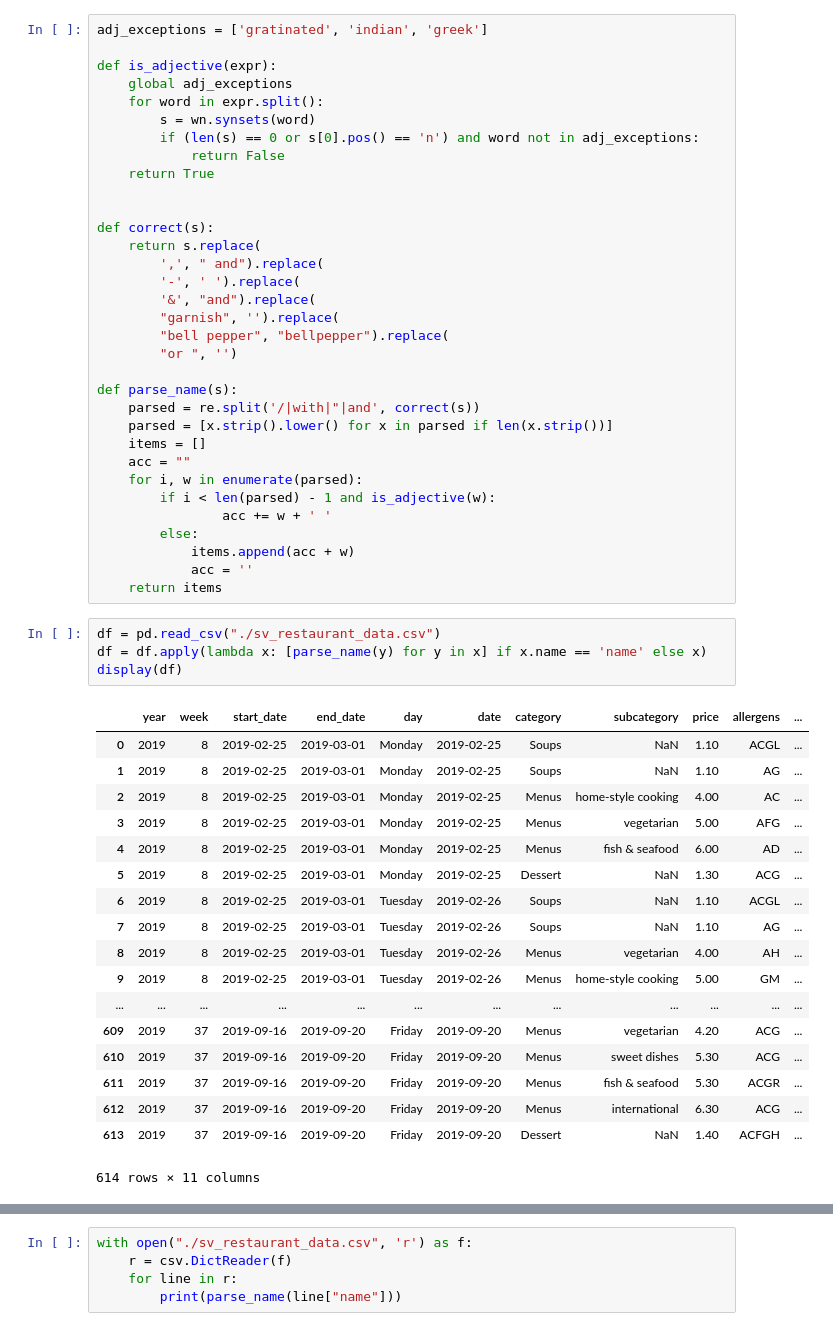
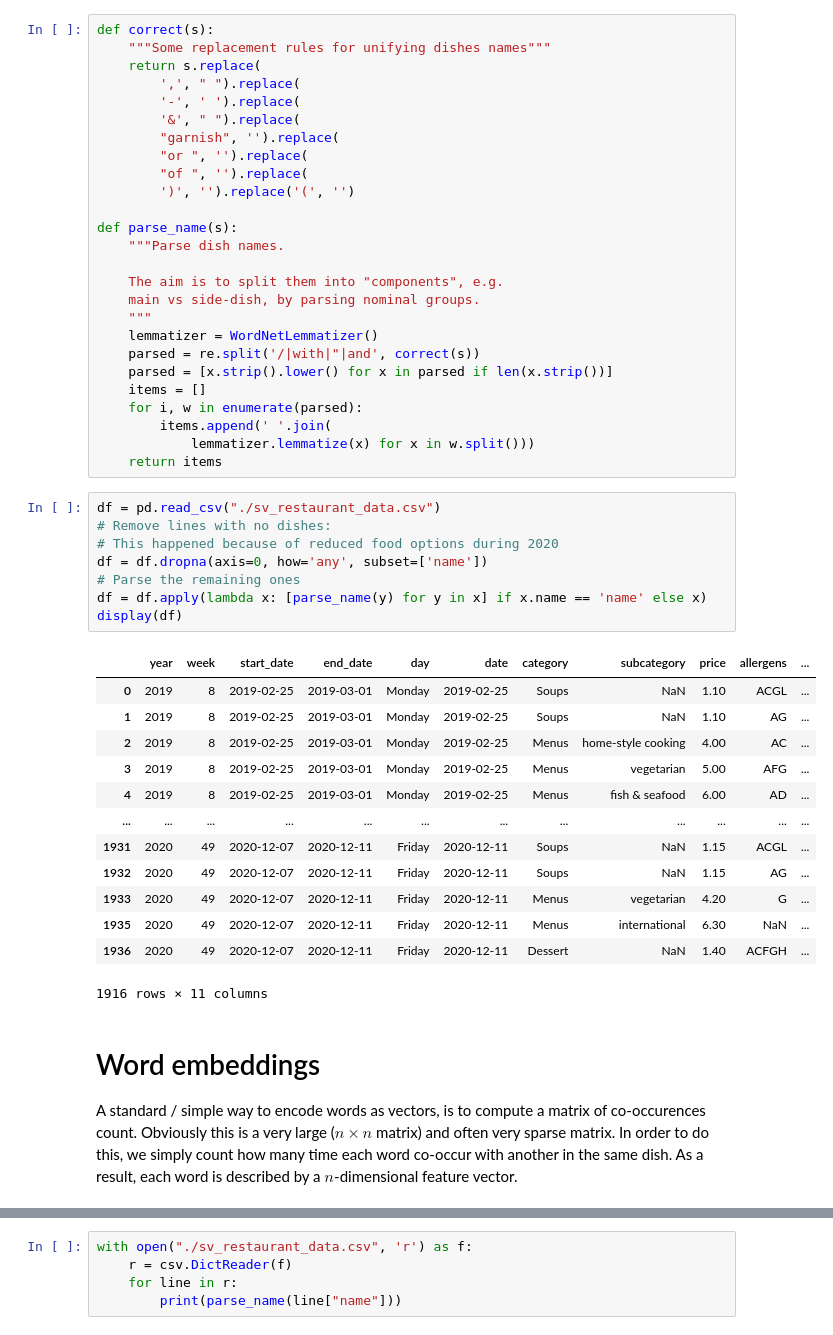
Before and after one commit to ameroyer/ameroyer.github.io, a Jupyter notebook: notebooks/2019_03_01_canteen_analysis/data_viz.ipynb, the cells around one changed output, grey strips where cells are left out. Drawn from its saved outputs; the diff is of its cells as text.

```diff
--- a/notebooks/2019_03_01_canteen_analysis/data_viz.ipynb
+++ b/notebooks/2019_03_01_canteen_analysis/data_viz.ipynb
@@ -7,56 +55,52 @@ from nltk.corpus import wordnet as wn
 # %%
-adj_exceptions = ['gratinated', 'indian', 'greek']
-
-def is_adjective(expr):
-    global adj_exceptions
-    for word in expr.split():
-        s = wn.synsets(word)
-        if (len(s) == 0 or s[0].pos() == 'n') and word not in adj_exceptions:
-            return False
-    return True
-
-
 def correct(s):
+    """Some replacement rules for unifying dishes names"""
     return s.replace(
-        ',', " and").replace(
+        ',', " ").replace(
         '-', ' ').replace(
-        '&', "and").replace(
+        '&', " ").replace(
         "garnish", '').replace(
-        "bell pepper", "bellpepper").replace(
-        "or ", '')
+        "or ", '').replace(
+        "of ", '').replace(
+        ')', '').replace('(', '')
 
 def parse_name(s):
+    """Parse dish names.
+
+    The aim is to split them into "components", e.g.
+    main vs side-dish, by parsing nominal groups.
+    """
+    lemmatizer = WordNetLemmatizer()
     parsed = re.split('/|with|"|and', correct(s))
     parsed = [x.strip().lower() for x in parsed if len(x.strip())]
     items = []
-    acc = ""
     for i, w in enumerate(parsed):
-        if i < len(parsed) - 1 and is_adjective(w):
-                acc += w + ' '
-        else:
-            items.append(acc + w)
-            acc = ''
+        items.append(' '.join(
+            lemmatizer.lemmatize(x) for x in w.split()))
     return items
 # %%
 df = pd.read_csv("./sv_restaurant_data.csv")
+# Remove lines with no dishes:
+# This happened because of reduced food options during 2020
+df = df.dropna(axis=0, how='any', subset=['name'])
+# Parse the remaining ones
 df = df.apply(lambda x: [parse_name(y) for y in x] if x.name == 'name' else x)
 display(df)
 # %% [output]
 |  | year | week | start_date | end_date | day | date | category | subcategory | price | allergens | ... |
 | 0 | 2019 | 8 | 2019-02-25 | 2019-03-01 | Monday | 2019-02-25 | Soups | NaN | 1.10 | ACGL | ... |
 | 1 | 2019 | 8 | 2019-02-25 | 2019-03-01 | Monday | 2019-02-25 | Soups | NaN | 1.10 | AG | ... |
 | 2 | 2019 | 8 | 2019-02-25 | 2019-03-01 | Monday | 2019-02-25 | Menus | home-style cooking | 4.00 | AC | ... |
 | 3 | 2019 | 8 | 2019-02-25 | 2019-03-01 | Monday | 2019-02-25 | Menus | vegetarian | 5.00 | AFG | ... |
 | 4 | 2019 | 8 | 2019-02-25 | 2019-03-01 | Monday | 2019-02-25 | Menus | fish & seafood | 6.00 | AD | ... |
-| 5 | 2019 | 8 | 2019-02-25 | 2019-03-01 | Monday | 2019-02-25 | Dessert | NaN | 1.30 | ACG | ... |
-| 6 | 2019 | 8 | 2019-02-25 | 2019-03-01 | Tuesday | 2019-02-26 | Soups | NaN | 1.10 | ACGL | ... |
-| 7 | 2019 | 8 | 2019-02-25 | 2019-03-01 | Tuesday | 2019-02-26 | Soups | NaN | 1.10 | AG | ... |
-| 8 | 2019 | 8 | 2019-02-25 | 2019-03-01 | Tuesday | 2019-02-26 | Menus | vegetarian | 4.00 | AH | ... |
-| 9 | 2019 | 8 | 2019-02-25 | 2019-03-01 | Tuesday | 2019-02-26 | Menus | home-style cooking | 5.00 | GM | ... |
 | ... | ... | ... | ... | ... | ... | ... | ... | ... | ... | ... | ... |
-| 609 | 2019 | 37 | 2019-09-16 | 2019-09-20 | Friday | 2019-09-20 | Menus | vegetarian | 4.20 | ACG | ... |
-| 610 | 2019 | 37 | 2019-09-16 | 2019-09-20 | Friday | 2019-09-20 | Menus | sweet dishes | 5.30 | ACG | ... |
-| 611 | 2019 | 37 | 2019-09-16 | 2019-09-20 | Friday | 2019-09-20 | Menus | fish & seafood | 5.30 | ACGR | ... |
-| 612 | 2019 | 37 | 2019-09-16 | 2019-09-20 | Friday | 2019-09-20 | Menus | international | 6.30 | ACG | ... |
-| 613 | 2019 | 37 | 2019-09-16 | 2019-09-20 | Friday | 2019-09-20 | Dessert | NaN | 1.40 | ACFGH | ... |
+| 1931 | 2020 | 49 | 2020-12-07 | 2020-12-11 | Friday | 2020-12-11 | Soups | NaN | 1.15 | ACGL | ... |
+| 1932 | 2020 | 49 | 2020-12-07 | 2020-12-11 | Friday | 2020-12-11 | Soups | NaN | 1.15 | AG | ... |
+| 1933 | 2020 | 49 | 2020-12-07 | 2020-12-11 | Friday | 2020-12-11 | Menus | vegetarian | 4.20 | G | ... |
+| 1935 | 2020 | 49 | 2020-12-07 | 2020-12-11 | Friday | 2020-12-11 | Menus | international | 6.30 | NaN | ... |
+| 1936 | 2020 | 49 | 2020-12-07 | 2020-12-11 | Friday | 2020-12-11 | Dessert | NaN | 1.40 | ACFGH | ... |
-614 rows × 11 columns
+1916 rows × 11 columns
+# %% [markdown]
+# Word embeddings
+
+A standard / simple way to encode words as vectors, is to compute a matrix of co-occurences count. Obviously this is a very large ($n \times n$ matrix) and often very sparse matrix. In order to do this, we simply count how many time each word co-occur with another in the same dish. As a result, each word is described by a $n$-dimensional feature vector.
```
Also changed, not shown: parts of 23 cells of this notebook, 2 other files.
